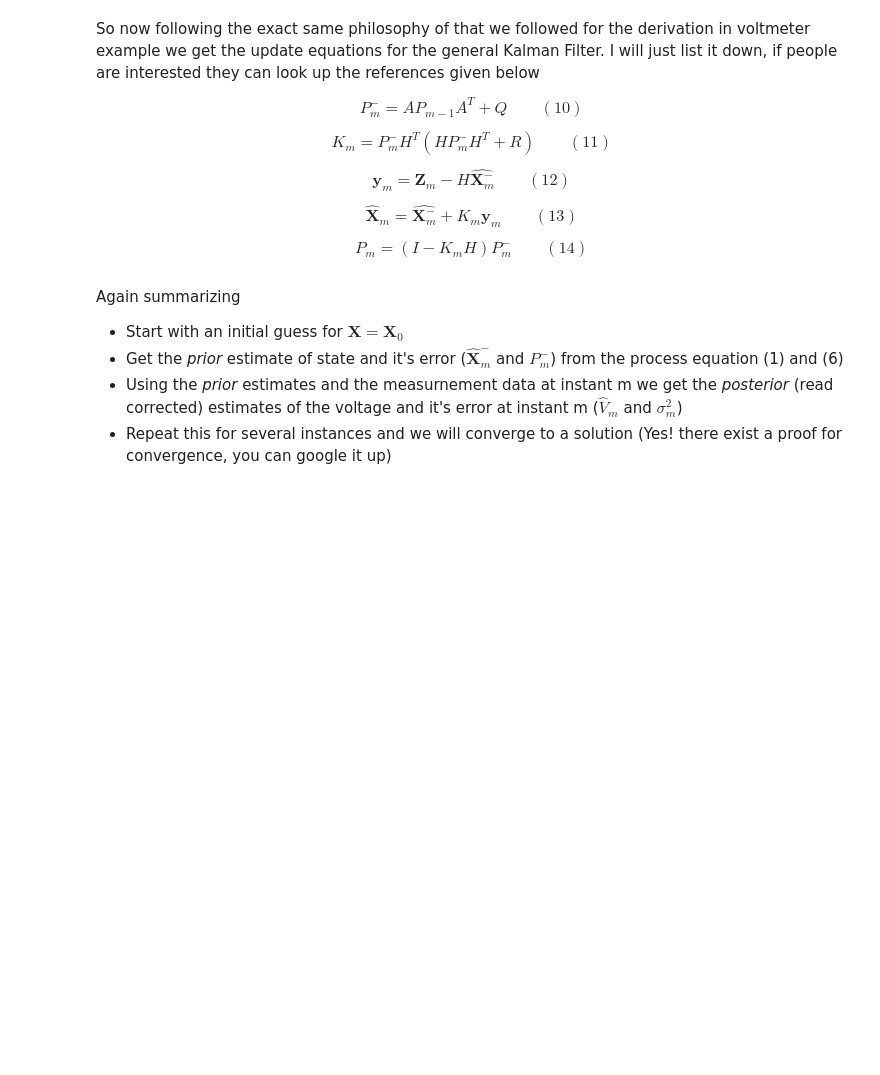
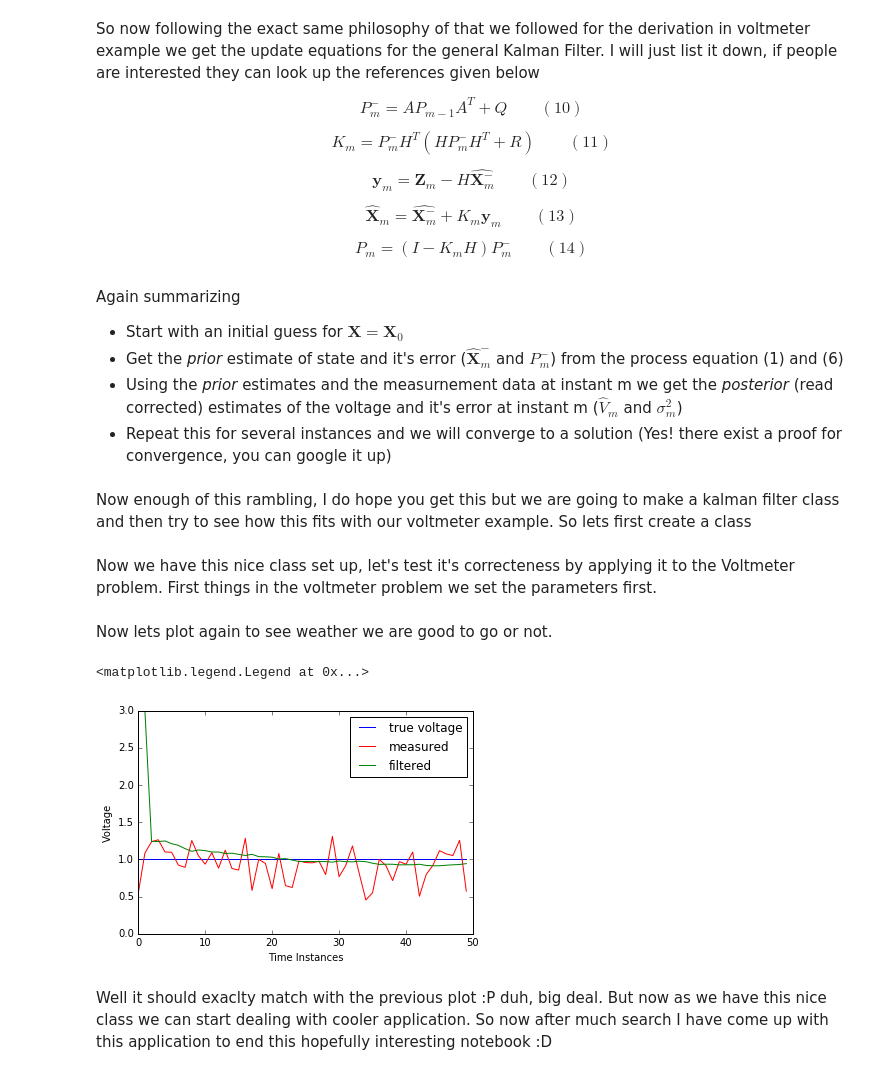
Before and after one commit to riddhishb/ipython-notebooks, a Jupyter notebook: Kalman Filter/Kalman-first.ipynb, the cells around one changed output. Cells and saved outputs as stored; diff of their text form; code cells hidden in the pictures; blank space fills up the shorter version.

```diff
--- a/Kalman Filter/Kalman-first.ipynb
+++ b/Kalman Filter/Kalman-first.ipynb
@@ -230,3 +230,5 @@ Again summarizing
 * Get the *prior* estimate of state and it's error ($\hat{\pmb{X}}^-_m$ and $P_m^{-}$) from the process equation (1) and (6)
 * Using the *prior* estimates and the measurnement data at instant m we get the *posterior* (read corrected) estimates of the voltage and it's error at instant m ($\hat{V}_m$ and $\sigma_m^2$)
 * Repeat this for several instances and we will converge to a solution (Yes! there exist a proof for convergence, you can google it up)
+# %% [markdown]
+Now enough of this rambling, I do hope you get this but we are going to make a kalman filter class and then try to see how this fits with our voltmeter example. So lets first create a class
@@ -232,0 +274,38 @@ Again summarizing
+# %% [markdown]
+Now we have this nice class set up, let's test it's correcteness by applying it to the Voltmeter problem. First things in the voltmeter problem we set the parameters first.
+# %%
+A = np.matrix([1])
+B = np.matrix([0])
+H = np.matrix([1])
+Q = np.matrix([0.0001]) # the sigmas gets squared
+R = np.matrix([0.09])
+X0 = np.matrix([3])
+P0 = np.matrix([1])
+
+KF = kalmanFilter(X0, P0, A, B, H, Q, R)
+estimate_vector_new = []
+estimate_vector_new.append(initial_guess)
+error_estimate_vector_new = []
+error_estimate_vector_new.append(initial_guess_error)
+
+# Run the Filter
+
+for i in range(iter_max-1):
+    U = np.matrix([0]) # there is no control here
+    Z = np.matrix([measurenments[i+1]])
+    estimate_vector_new.append(KF.getEstimate()[0,0])
+    error_estimate_vector_new.append(KF.getErrorEstimate()[0,0])
+    KF.iteration(U,Z)
+# %% [markdown]
+Now lets plot again to see weather we are good to go or not.
+# %%
+plt.figure()
+plt.plot(range(iter_max),true_voltage_mat,'b',range(iter_max), measurenments,'r', range(iter_max), estimate_vector_new,'g')
+plt.xlabel('Time Instances')
+plt.ylabel('Voltage')
+plt.legend(('true voltage', 'measured', 'filtered'), loc=1)
+# %% [output]
+<matplotlib.legend.Legend at 0x...>
+[figure, added]
+# %% [markdown]
+Well it should exaclty match with the previous plot :P duh, big deal. But now as we have this nice class we can start dealing with cooler application. So now after much search I have come up with this application to end this hopefully interesting notebook :D
```
Also changed, not shown: parts of 3 cells of this notebook.
